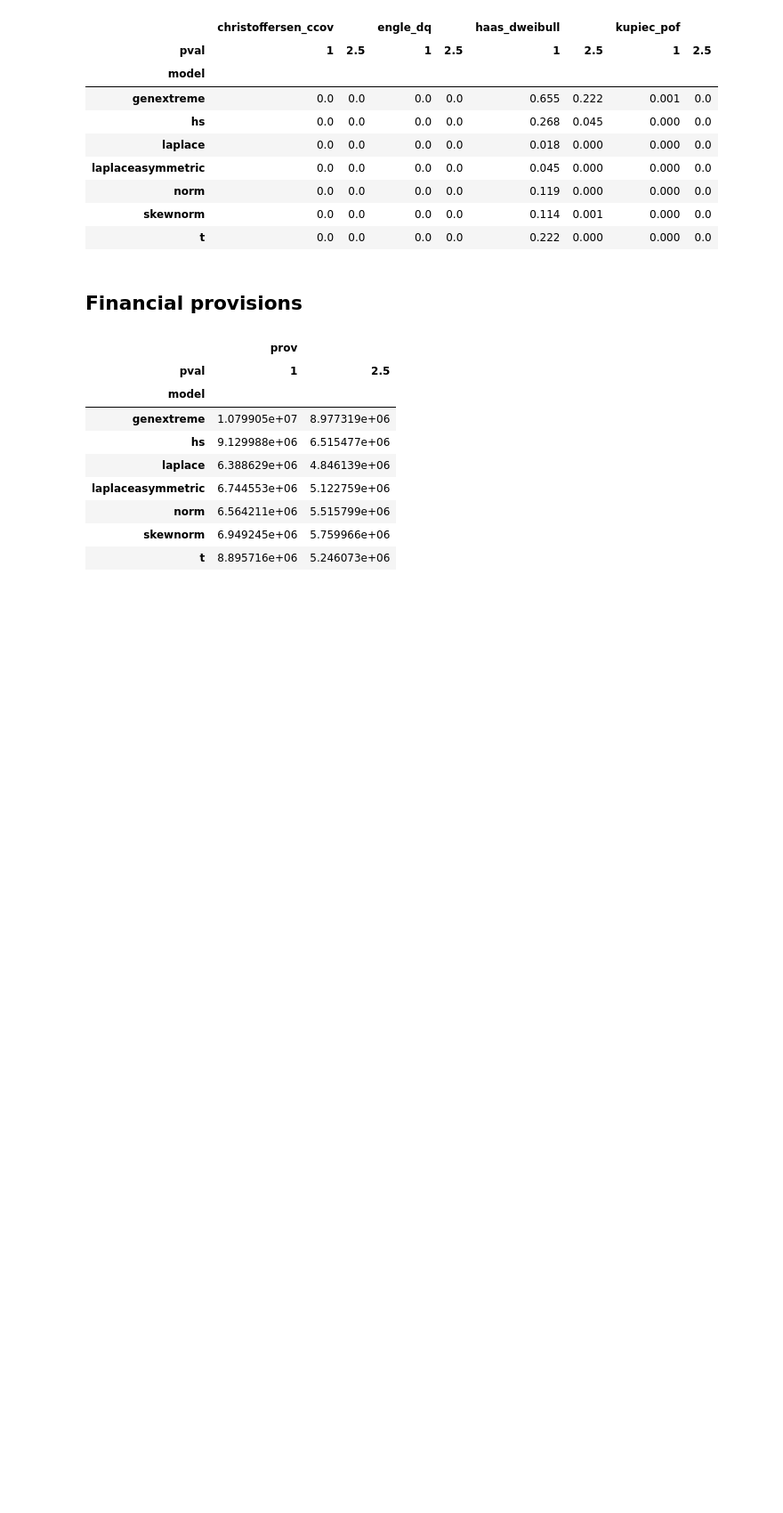
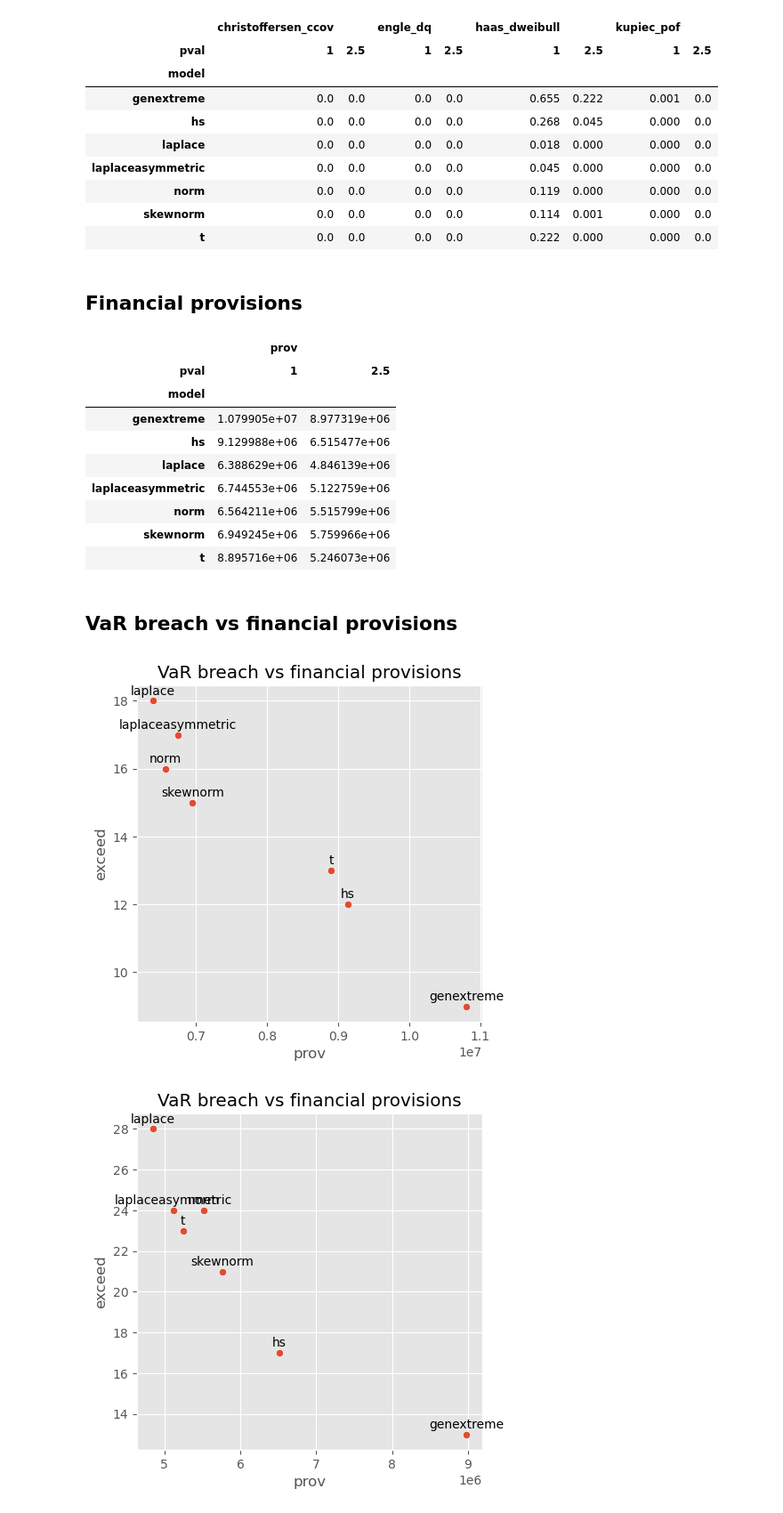
Before and after one commit to michaelwozniak/ML2_project, a Jupyter notebook: experiments/2_simple_statistical_models.ipynb, the cells around one changed output. Shown at 89% size. Saved outputs shown, nothing was run; the diff lists cells and outputs as text; code cells hidden in the pictures; blank space fills up the shorter version.

```diff
--- a/experiments/2_simple_statistical_models.ipynb
+++ b/experiments/2_simple_statistical_models.ipynb
@@ -314,3 +314,36 @@ output_cross_prov
 | norm | 6.564211e+06 | 5.515799e+06 |
 | skewnorm | 6.949245e+06 | 5.759966e+06 |
 | t | 8.895716e+06 | 5.246073e+06 |
+# %% [markdown]
+## VaR breach vs  financial provisions
+# %%
+viz_ex_prov_1 = pd.merge(output_cross_prov[('prov',   '1')], output_cross_tab_ex_absolute[('exceed',   '1')], left_index=True, right_index=True)
+viz_ex_prov_25 = pd.merge(output_cross_prov[('prov',   '2.5')], output_cross_tab_ex_absolute[('exceed',   '2.5')], left_index=True, right_index=True)
+
+viz_ex_prov_1.columns = ["prov", "exceed"]
+viz_ex_prov_25.columns = ["prov", "exceed"]
+# %%
+mpl.rcParams["figure.dpi"] = 100
+plt.rcParams["figure.figsize"] = (5, 5)
+sns.scatterplot(data=viz_ex_prov_1, x="prov", y="exceed")
+plt.title("VaR breach vs financial provisions")
+
+for x, y, z in zip(viz_ex_prov_1.prov, viz_ex_prov_1.exceed, viz_ex_prov_1.index):
+    label = z
+    plt.annotate(label, (x, y), textcoords="offset points", xytext=(0, 5), ha="center")
+
+plt.show()
+
+mpl.rcParams["figure.dpi"] = 100
+plt.rcParams["figure.figsize"] = (5, 5)
+sns.scatterplot(data=viz_ex_prov_25, x="prov", y="exceed")
+plt.title("VaR breach vs financial provisions")
+
+for x, y, z in zip(viz_ex_prov_25.prov, viz_ex_prov_25.exceed, viz_ex_prov_25.index):
+    label = z
+    plt.annotate(label, (x, y), textcoords="offset points", xytext=(0, 5), ha="center")
+
+plt.show()
+# %% [output]
+[figure, added]
+[figure, added]
```
Also changed, not shown: parts of 2 cells of this notebook.
